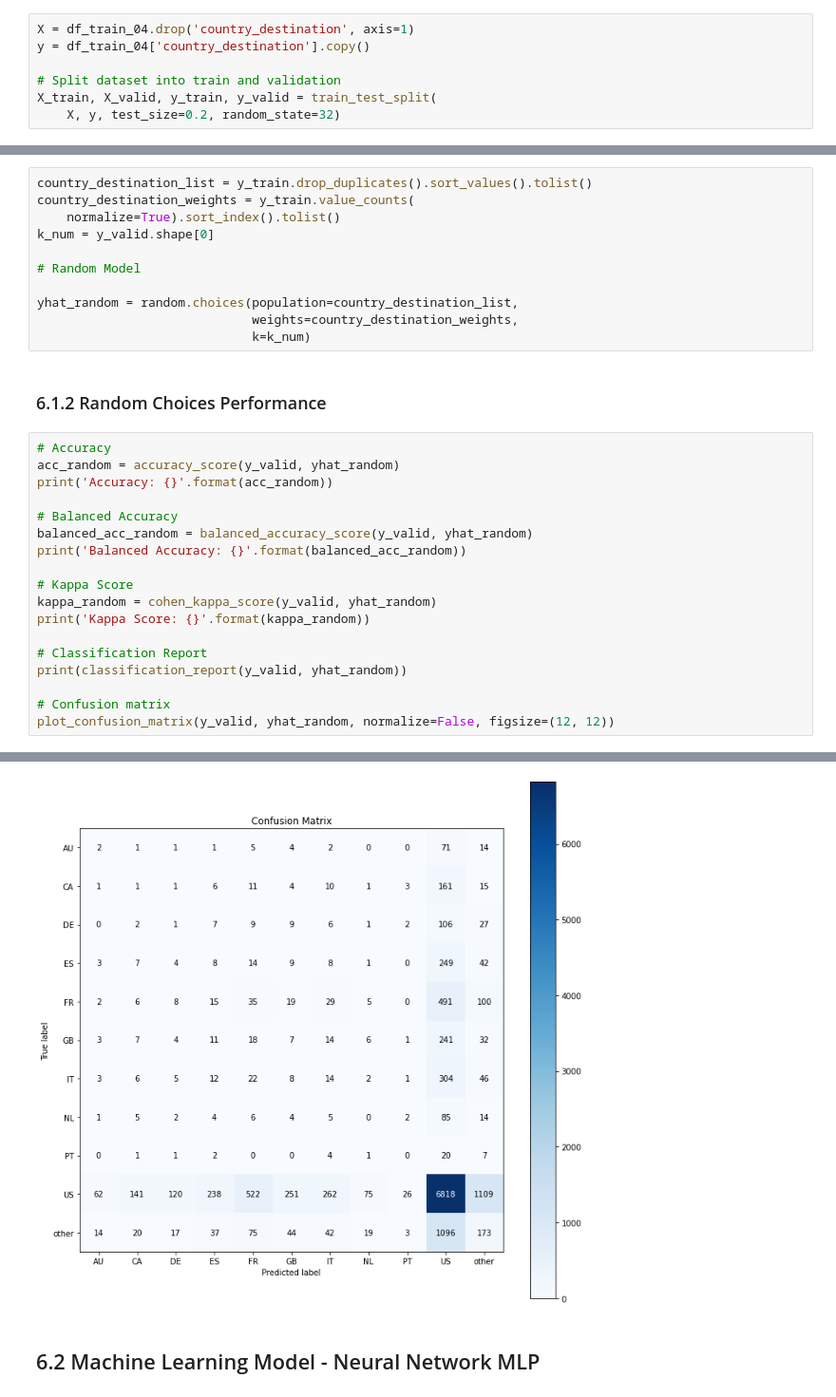
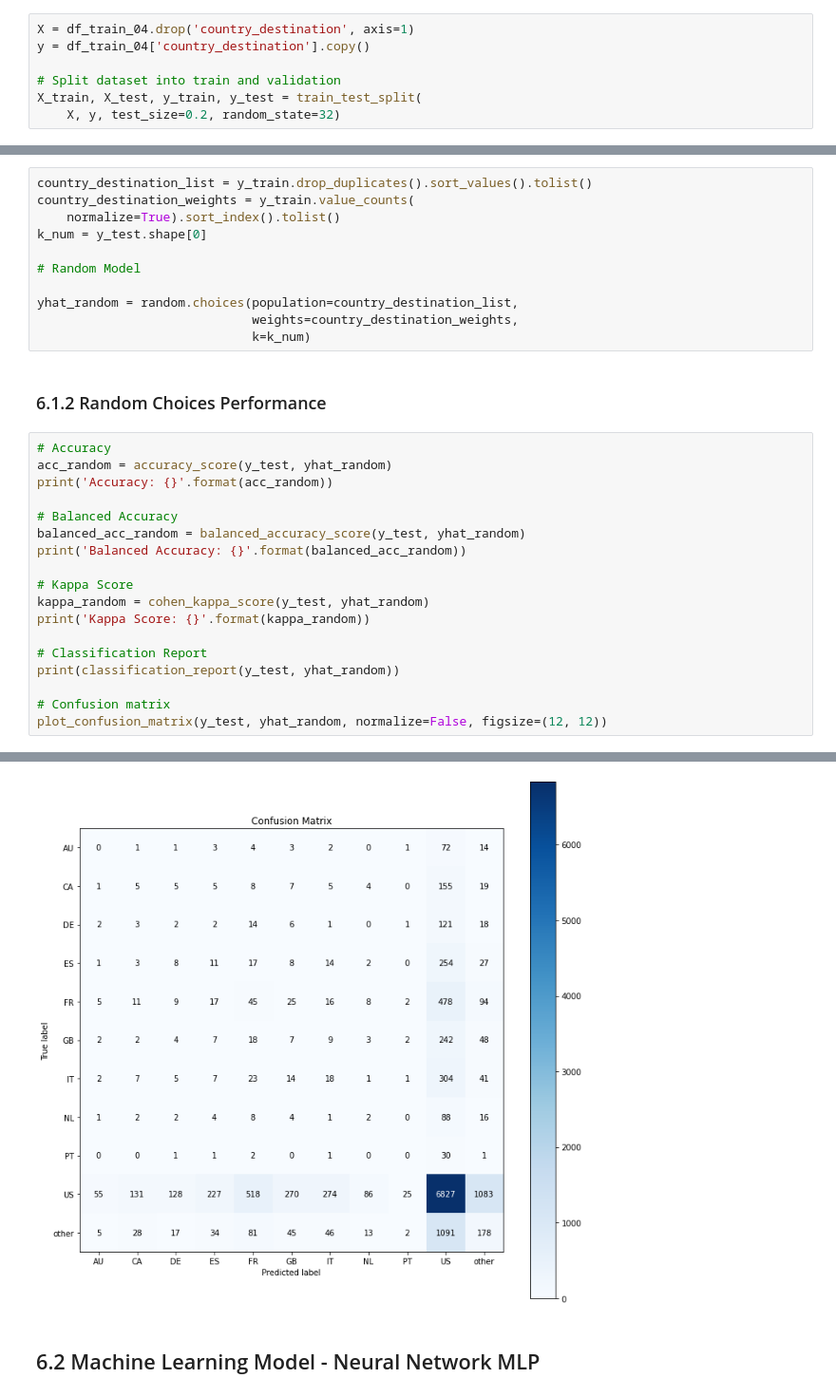
Before and after one commit to FabioCaffarello/airbnb-first-booking, a Jupyter notebook: 02-Notebooks/cycle01_airbnb_first_booking.ipynb, the cells around one changed output, grey strips where cells are left out. Shown: that part at 95% size. Cells and saved outputs as stored; diff of their text form.

```diff
--- a/02-Notebooks/cycle01_airbnb_first_booking.ipynb
+++ b/02-Notebooks/cycle01_airbnb_first_booking.ipynb
@@ -216,7 +218,7 @@ X = df_train_04.drop('country_destination', axis=1)
 y = df_train_04['country_destination'].copy()
 
 # Split dataset into train and validation
-X_train, X_valid, y_train, y_valid = train_test_split(
+X_train, X_test, y_train, y_test = train_test_split(
     X, y, test_size=0.2, random_state=32)
 # %% [markdown]
 # 6.0 Machine Learning Model
@@ -228,7 +230,7 @@ X_train, X_valid, y_train, y_valid = train_test_split(
 country_destination_list = y_train.drop_duplicates().sort_values().tolist()
 country_destination_weights = y_train.value_counts(
     normalize=True).sort_index().tolist()
-k_num = y_valid.shape[0]
+k_num = y_test.shape[0]
 
 # Random Model
 
@@ -239,20 +241,20 @@ yhat_random = random.choices(population=country_destination_list,
 ### 6.1.2 Random Choices Performance
 # %%
 # Accuracy
-acc_random = accuracy_score(y_valid, yhat_random)
+acc_random = accuracy_score(y_test, yhat_random)
 print('Accuracy: {}'.format(acc_random))
 
 # Balanced Accuracy
-balanced_acc_random = balanced_accuracy_score(y_valid, yhat_random)
+balanced_acc_random = balanced_accuracy_score(y_test, yhat_random)
 print('Balanced Accuracy: {}'.format(balanced_acc_random))
 
 # Kappa Score
-kappa_random = cohen_kappa_score(y_valid, yhat_random)
+kappa_random = cohen_kappa_score(y_test, yhat_random)
 print('Kappa Score: {}'.format(kappa_random))
 
 # Classification Report
-print(classification_report(y_valid, yhat_random))
+print(classification_report(y_test, yhat_random))
 
 # Confusion matrix
-plot_confusion_matrix(y_valid, yhat_random, normalize=False, figsize=(12, 12))
+plot_confusion_matrix(y_test, yhat_random, normalize=False, figsize=(12, 12))
 # %% [output]
@@ -275,9 +277,9 @@ Kappa Score: 0.00011901943110159685
 
     accuracy                           0.52     13635
    macro avg       0.09      0.09      0.09     13635
 weighted avg       0.52      0.52      0.52     13635
 <AxesSubplot:title={'center':'Confusion Matrix'}, xlabel='Predicted label', ylabel='True label'>
-[figure, old version]
+[figure, new version]
 # %% [markdown]
 ## 6.2 Machine Learning Model - Neural Network MLP
 # %% [markdown]
```
Also changed, not shown: parts of 10 cells of this notebook.
